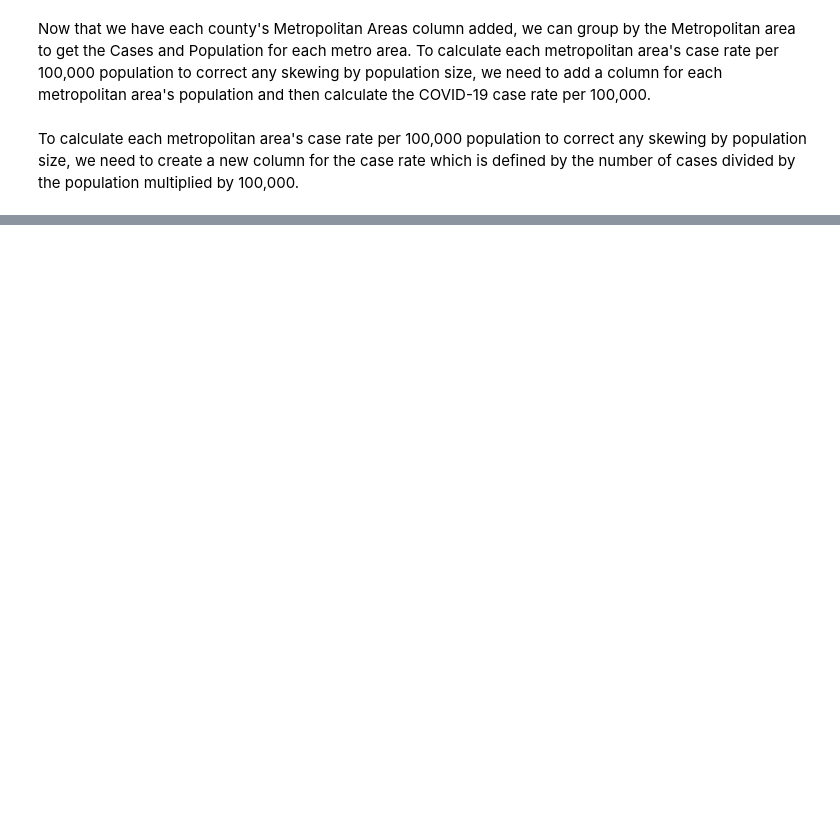
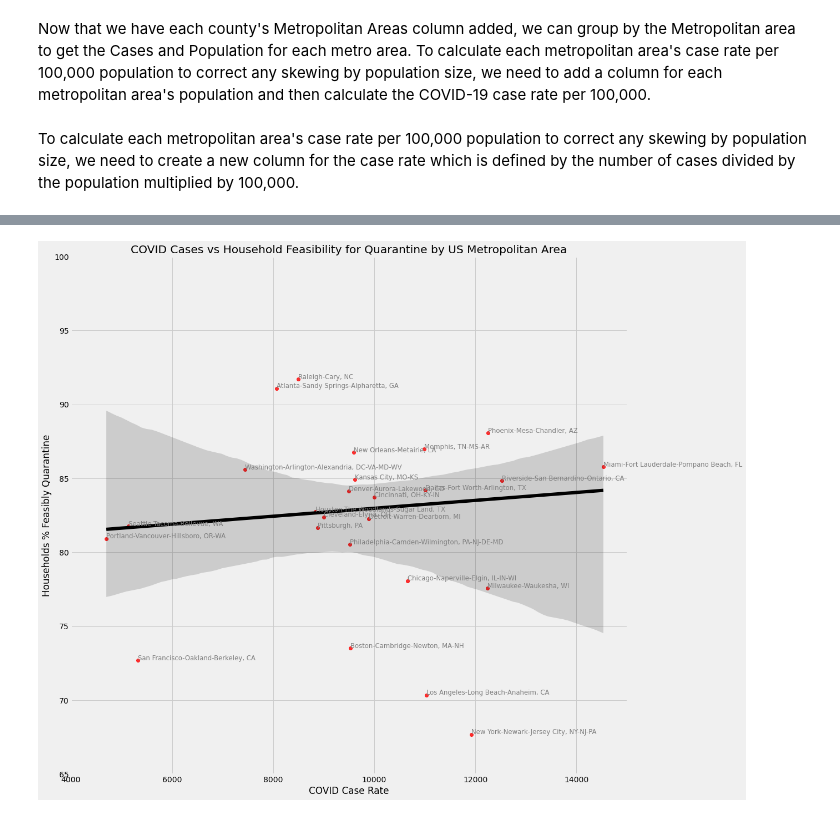
Before and after one commit to swsugarman/COVID_HousingIsolationFeasibility, a Jupyter notebook: report.ipynb, the cells around one changed output, grey strips where cells are left out. Cells and saved outputs as stored; diff of their text form; code cells hidden in the pictures; blank space fills up the shorter version.

```diff
--- a/report.ipynb
+++ b/report.ipynb
@@ -414,0 +397,20 @@ Text(0.5, 1.0, 'COVID Cases vs Households With Laundry Access for Quarantine by
+# %%
+fig, ax = plt.subplots()
+fig.set_size_inches(16, 16)
+plt.title('COVID Cases vs Household Feasibility for Quarantine by US Metropolitan Area')
+
+t_6a=sns.regplot(data=table_6, y='Households % Feasibly Quarantine', x='COVID Case Rate', ax=ax,
+                  robust=True, label=table_6['Metropolitan Areas'], scatter_kws={"color": "red"}, line_kws={"color": "black"});
+t_6a.set(ylim=(65, 100))
+t_6a.set(xlim=(4000, 15000))
+
+#label data points with metro areas
+for line in range(0,table_6.shape[0]):
+     t_6a.text(table_6['COVID Case Rate'][line], table_6['Households % Feasibly Quarantine'][line]+0.01,
+     table_6['Metropolitan Areas'][line], horizontalalignment='left',
+     size='small', color='grey', weight='normal')
+
+
+plt.show()
+# %% [output]
+[figure, added]
```
Also changed, not shown: parts of 15 cells of this notebook, 2 other files.
